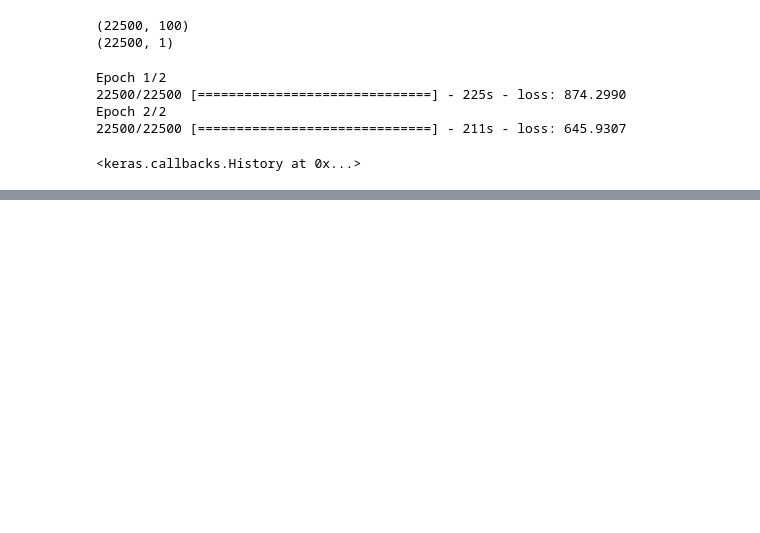
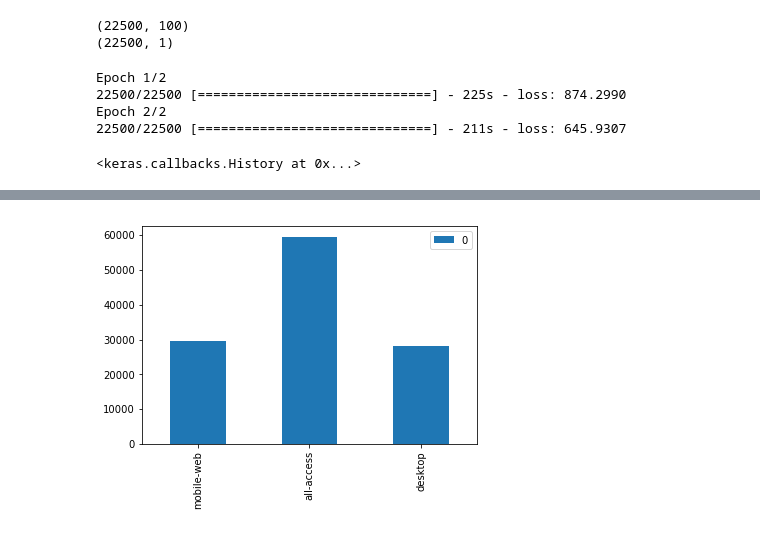
Before and after one commit to soniclavier/bigdata-notebook, a Jupyter notebook: datascience/rnn/Webtraffic_forecasting_LSTM.ipynb, the cells around one changed output, grey strips where cells are left out. Drawn from its saved outputs; the diff is of its cells as text; code cells hidden in the pictures; blank space fills up the shorter version.

```diff
--- a/datascience/rnn/Webtraffic_forecasting_LSTM.ipynb
+++ b/datascience/rnn/Webtraffic_forecasting_LSTM.ipynb
@@ -159,0 +216,4 @@ Epoch 2/2
+# %%
+plothist(train_no_na.access)
+# %% [output]
+[figure, added]
```
Also changed, not shown: parts of 34 cells of this notebook.
